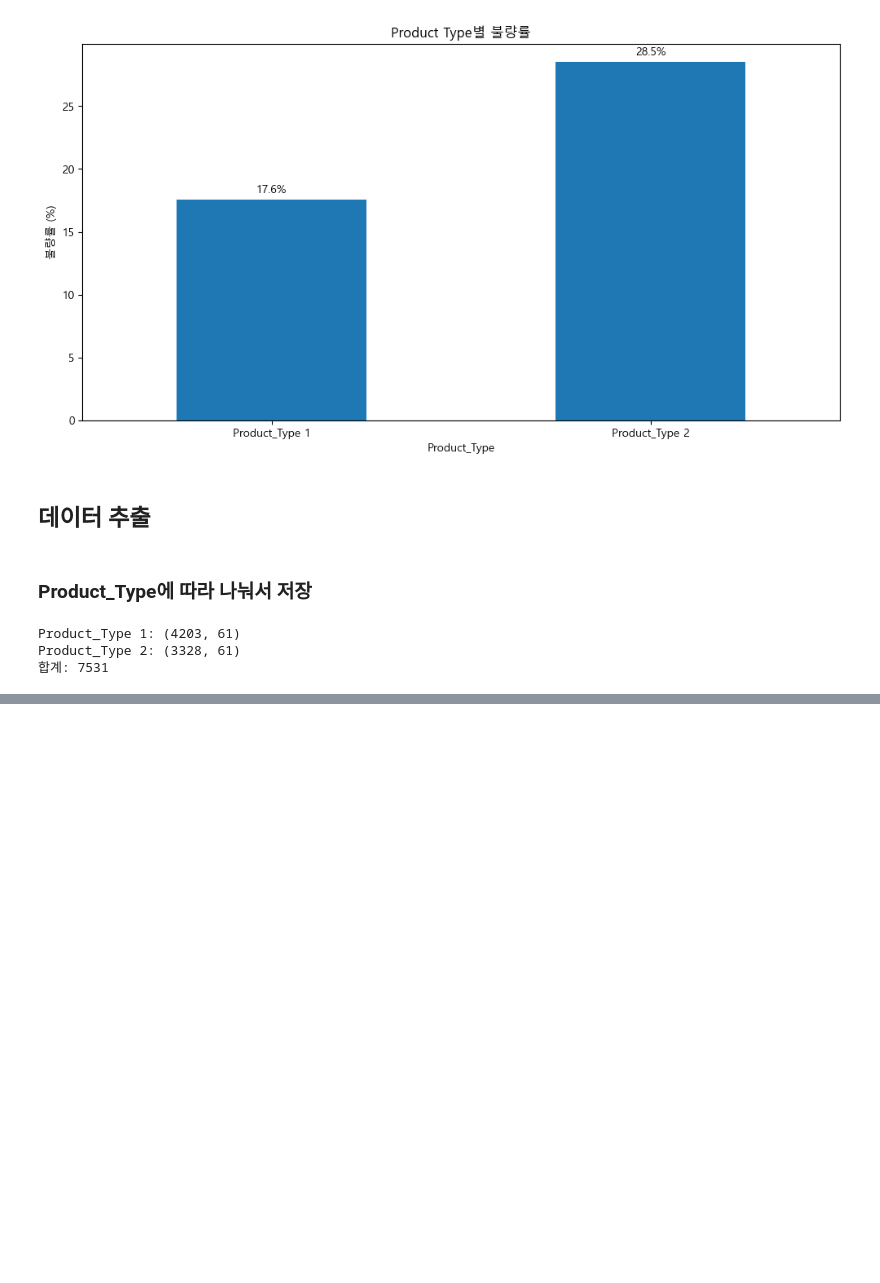
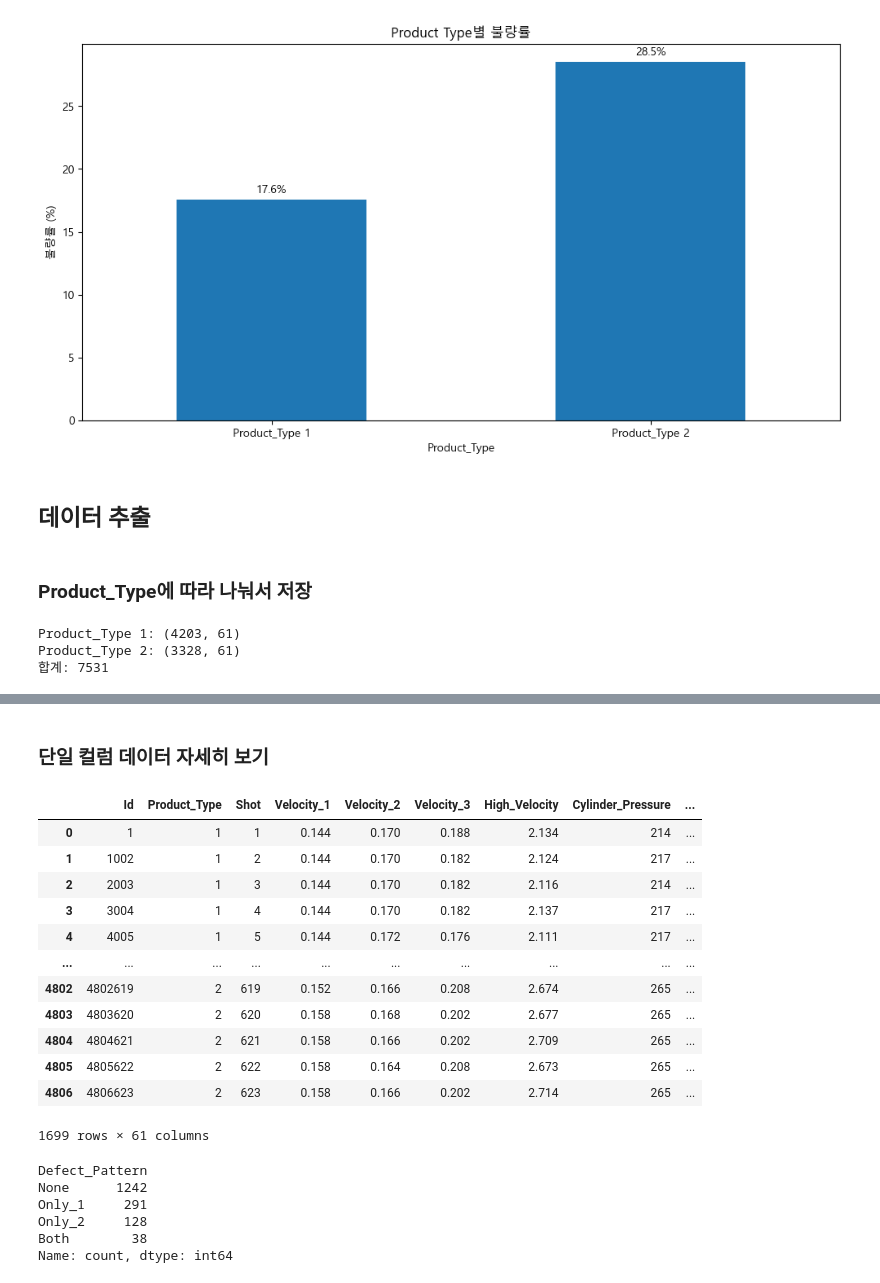
Before and after one commit to heeso0908/hotsix, a Jupyter notebook: notebooks/김희선/eda.ipynb, the cells around one changed output, grey strips where cells are left out. Drawn from its saved outputs; the diff is of its cells as text; code cells hidden in the pictures; blank space fills up the shorter version.

```diff
--- a/notebooks/김희선/eda.ipynb
+++ b/notebooks/김희선/eda.ipynb
@@ -746,0 +803,18 @@ Product_Type 2: (3328, 61)
+# %% [markdown]
+### 단일 컬럼 데이터 자세히 보기
+# %%
+df_single
+# %% [output]
+|  | Id | Product_Type | Shot | Velocity_1 | Velocity_2 | Velocity_3 | High_Velocity | Cylinder_Pressure | ... |
+| 0 | 1 | 1 | 1 | 0.144 | 0.170 | 0.188 | 2.134 | 214 | ... |
+| 1 | 1002 | 1 | 2 | 0.144 | 0.170 | 0.182 | 2.124 | 217 | ... |
+| 2 | 2003 | 1 | 3 | 0.144 | 0.170 | 0.182 | 2.116 | 214 | ... |
+| 3 | 3004 | 1 | 4 | 0.144 | 0.170 | 0.182 | 2.137 | 217 | ... |
+| 4 | 4005 | 1 | 5 | 0.144 | 0.172 | 0.176 | 2.111 | 217 | ... |
+| ... | ... | ... | ... | ... | ... | ... | ... | ... | ... |
+| 4802 | 4802619 | 2 | 619 | 0.152 | 0.166 | 0.208 | 2.674 | 265 | ... |
+| 4803 | 4803620 | 2 | 620 | 0.158 | 0.168 | 0.202 | 2.677 | 265 | ... |
+| 4804 | 4804621 | 2 | 621 | 0.158 | 0.166 | 0.202 | 2.709 | 265 | ... |
+| 4805 | 4805622 | 2 | 622 | 0.158 | 0.164 | 0.208 | 2.673 | 265 | ... |
+| 4806 | 4806623 | 2 | 623 | 0.158 | 0.166 | 0.202 | 2.714 | 265 | ... |
+1699 rows × 61 columns
@@ -746,0 +859,10 @@ Product_Type 2: (3328, 61)
+# %%
+# 개수 확인
+df_single['Defect_Pattern'].value_counts()
+# %% [output]
+Defect_Pattern
+None      1242
+Only_1     291
+Only_2     128
+Both        38
+Name: count, dtype: int64
```
Also changed, not shown: parts of 13 cells of this notebook, 4 other files.
